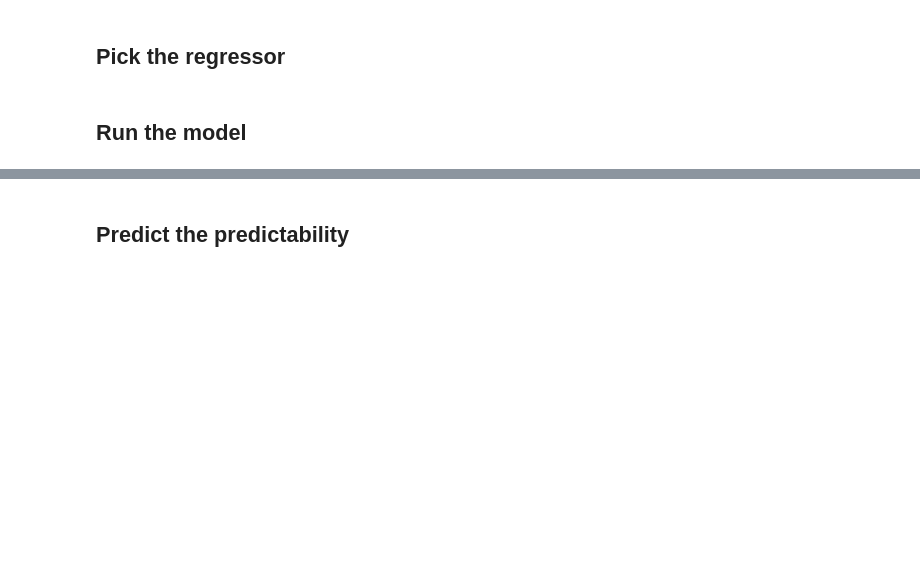
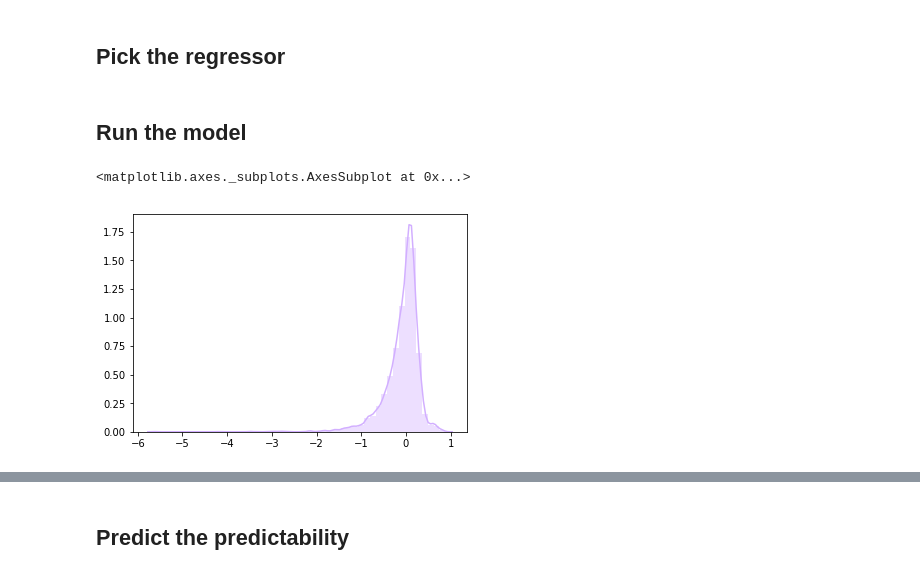
Before and after one commit to MaayanLab/DrugSetLibrary, a Jupyter notebook: SmallMolecule_ML_Regression_predictability.ipynb, the cells around one changed output, grey strips where cells are left out. Saved outputs shown, nothing was run; the diff lists cells and outputs as text; code cells hidden in the pictures; blank space fills up the shorter version.

```diff
--- a/SmallMolecule_ML_Regression_predictability.ipynb
+++ b/SmallMolecule_ML_Regression_predictability.ipynb
@@ -155 +155,7 @@ sns.distplot(r2ss, color='#d2afff')
+# %%
+#Plot histogram of r2ss
+sns.distplot(r2ss)
+# %% [output]
+<matplotlib.axes._subplots.AxesSubplot at 0x...>
+[figure, added]
 # %%
```
Also changed, not shown: parts of 31 cells of this notebook.
